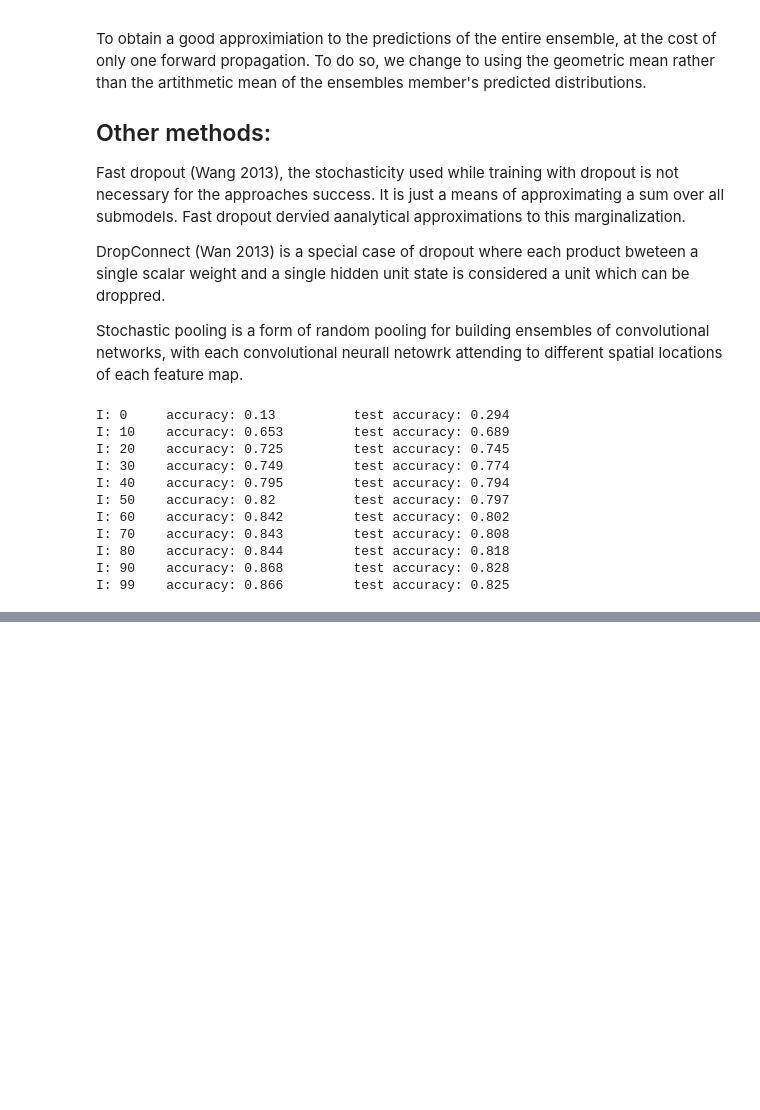
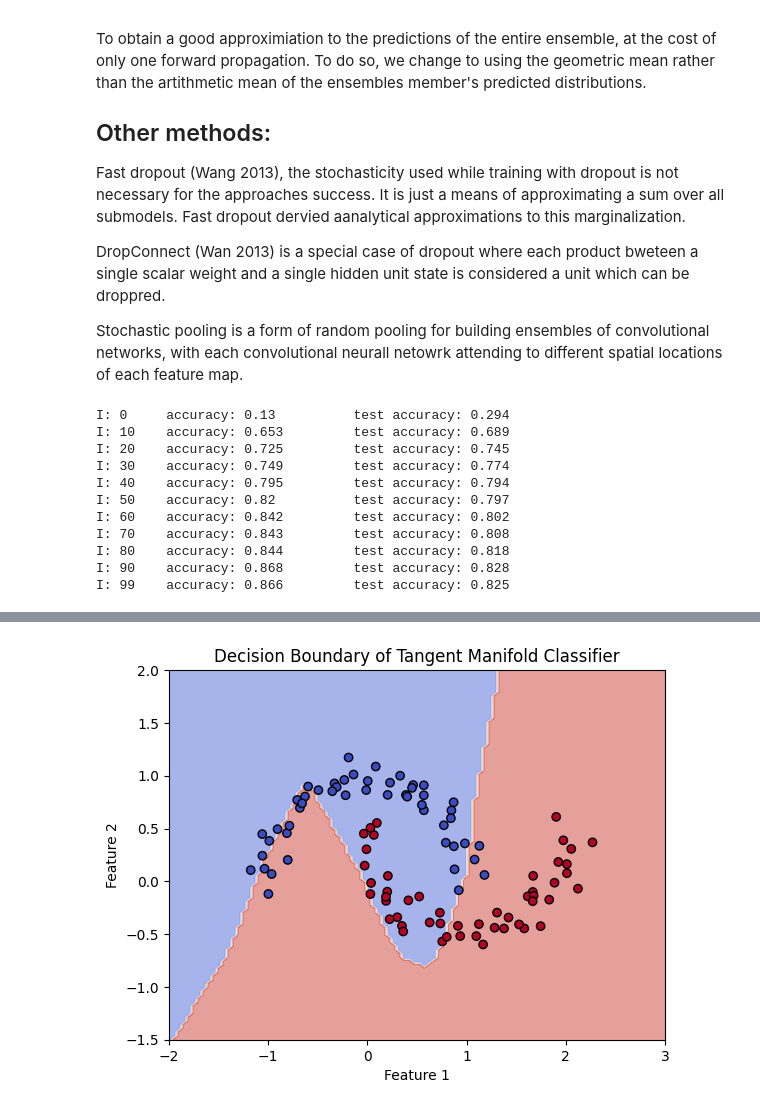
Before and after one commit to woodRock/deep-learning-goodfellow, a Jupyter notebook: chapter_7_regularization_for_deep_learning.ipynb, the cells around one changed output, grey strips where cells are left out. Cells and saved outputs as stored; diff of their text form; code cells hidden in the pictures; blank space fills up the shorter version.

```diff
--- a/chapter_7_regularization_for_deep_learning.ipynb
+++ b/chapter_7_regularization_for_deep_learning.ipynb
@@ -3394,0 +3512,80 @@ I: 99    accuracy: 0.866         test accuracy: 0.825
+# %%
+import torch
+import torch.nn as nn
+import torch.optim as optim
+import numpy as np
+import matplotlib.pyplot as plt
+from sklearn.datasets import make_moons
+from sklearn.model_selection import train_test_split
+from sklearn.preprocessing import StandardScaler
+
+# Generate synthetic data (2D moons)
+X, y = make_moons(n_samples=100, noise=0.1, random_state=42)
+X_train, X_test, y_train, y_test = train_test_split(X, y, test_size=0.2, random_state=42)
+
+# Standardize the features
+scaler = StandardScaler()
+X_train = scaler.fit_transform(X_train)
+X_test = scaler.transform(X_test)
+
+# Convert to PyTorch tensors
+X_train_tensor = torch.FloatTensor(X_train)
+y_train_tensor = torch.LongTensor(y_train)
+X_test_tensor = torch.FloatTensor(X_test)
+y_test_tensor = torch.LongTensor(y_test)
+
+# Define the Tangent Manifold Classifier
+class TangentManifoldClassifier(nn.Module):
+    def __init__(self, input_dim, output_dim):
+        super(TangentManifoldClassifier, self).__init__()
+        self.fc1 = nn.Linear(input_dim, 10)
+        self.fc2 = nn.Linear(10, 10)
+        self.output_layer = nn.Linear(10, output_dim)
+
+    def forward(self, x):
+        x = torch.relu(self.fc1(x))
+        x = torch.relu(self.fc2(x))
+        return self.output_layer(x)
+
+# Instantiate the model
+model = TangentManifoldClassifier(input_dim=2, output_dim=2)
+
+# Define loss and optimizer
+criterion = nn.CrossEntropyLoss()
+optimizer = optim.Adam(model.parameters(), lr=0.01)
+
+# Train the model
+num_epochs = 100
+for epoch in range(num_epochs):
+    model.train()
+    optimizer.zero_grad()
+    outputs = model(X_train_tensor)
+    loss = criterion(outputs, y_train_tensor)
+    loss.backward()
+    optimizer.step()
+
+# Evaluate the model
+model.eval()
+with torch.no_grad():
+    test_outputs = model(X_test_tensor)
+    _, predicted = torch.max(test_outputs.data, 1)
+    accuracy = (predicted == y_test_tensor).sum().item() / y_test_tensor.size(0)
+
+print(f'Test Accuracy: {accuracy:.2f}')
+
+# Visualize decision boundaries
+xx, yy = np.meshgrid(np.linspace(-2, 3, 100), np.linspace(-1.5, 2, 100))
+grid = torch.FloatTensor(np.c_[xx.ravel(), yy.ravel()])
+model.eval()
+with torch.no_grad():
+    Z = model(grid)
+    Z = torch.argmax(Z, dim=1).numpy()
+Z = Z.reshape(xx.shape)
+
+plt.contourf(xx, yy, Z, alpha=0.5, cmap='coolwarm')
+plt.scatter(X[:, 0], X[:, 1], c=y, edgecolors='k', cmap='coolwarm')
+plt.title('Decision Boundary of Tangent Manifold Classifier')
+plt.xlabel('Feature 1')
+plt.ylabel('Feature 2')
+plt.show()
+# %% [output]
@@ -3394,0 +3593 @@ I: 99    accuracy: 0.866         test accuracy: 0.825
+[figure, added]
```
Also changed, not shown: parts of 5 cells of this notebook.
